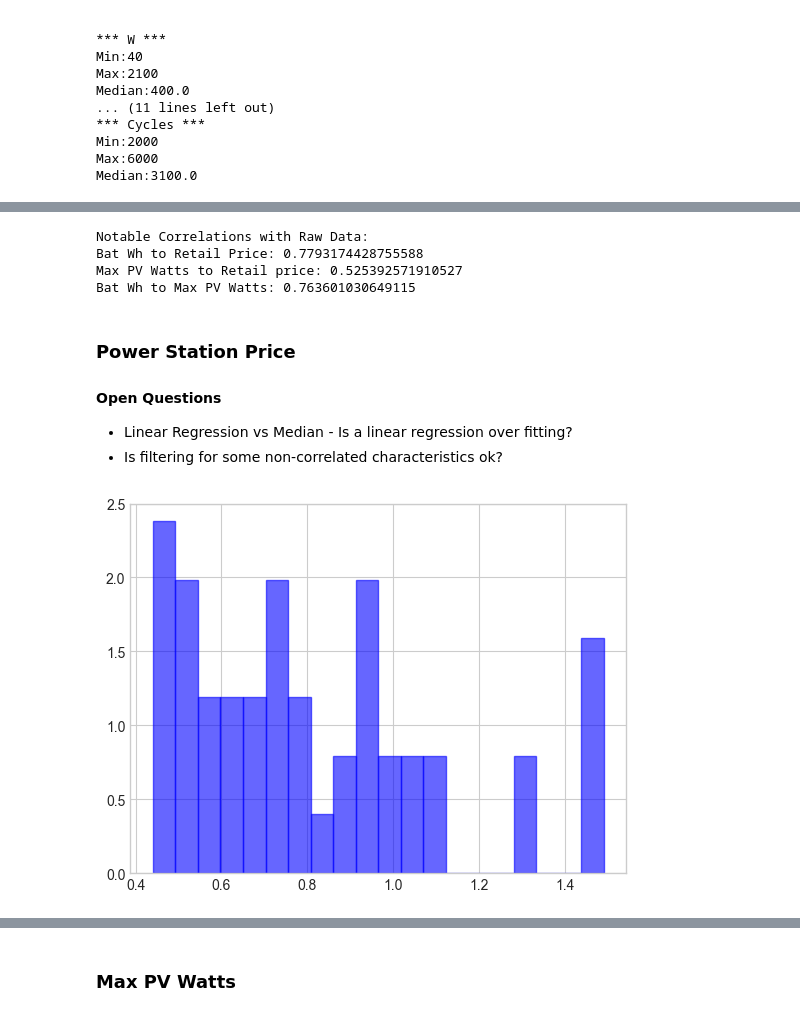
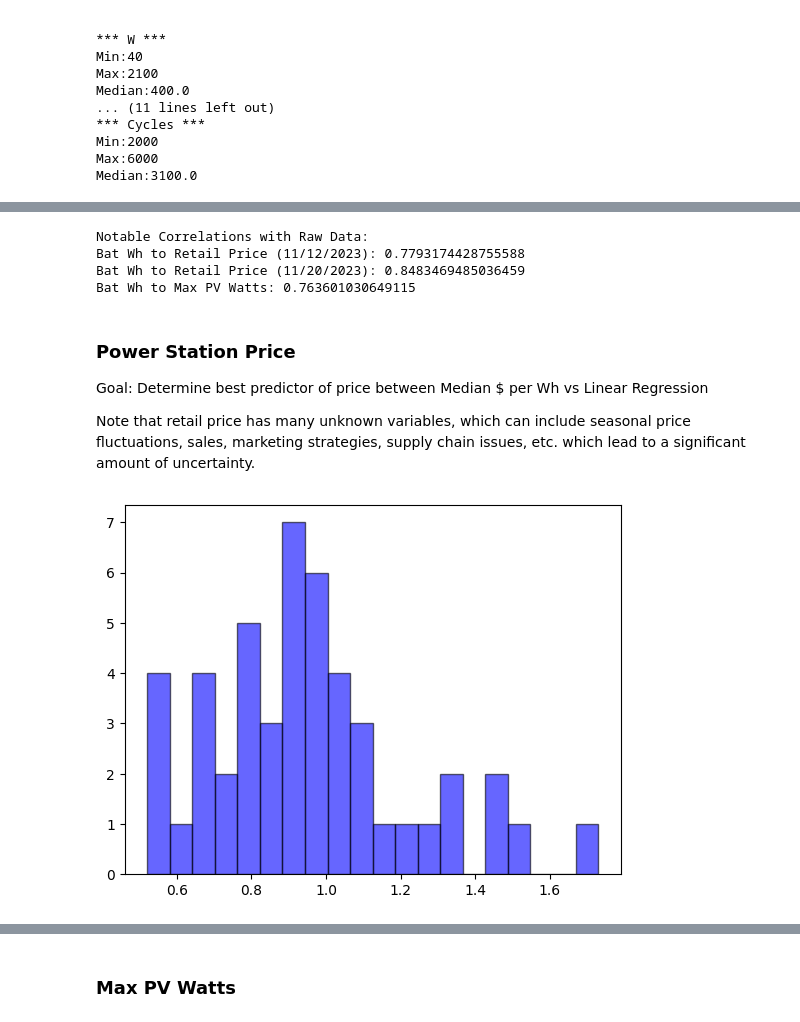
Before and after one commit to alexnathanson/communityDemandResponse-model, a Jupyter notebook: hardware-recommender/hardware-recommender.ipynb, the cells around one changed output, grey strips where cells are left out. Cells and saved outputs as stored; diff of their text form; code cells hidden in the pictures.

```diff
--- a/hardware-recommender/hardware-recommender.ipynb
+++ b/hardware-recommender/hardware-recommender.ipynb
@@ -76,12 +77,16 @@ Similarly, max PV watts is not purely determined by battery Wh because of design
 For other characteristics median is best.
 # %%
 # read in hardware data to dataframe
-hardware_df = pd.read_csv('data/DER_Hardware_November_LiFePo4_batteriespowerstations_updated_NOV19.csv')
+#hardware_df = pd.read_csv('data/DER_Hardware_November_LiFePo4_batteriespowerstations_updated_NOV19.csv')
+
+hardware_df = pd.read_csv('data/DER_Hardware_November_LiFePo4_batteriespowerstations_updated_NOV20.csv')
 
 #clean data - these columns aren't used in this analysis
 hardware_df = hardware_df.drop(columns=['Link','Battery Type','App Control','Bypass Mode','Min PV Voltage',
                                       'Inverter Efficiency','Inverter Watts', 'Warranty Years','Lifespan'])
 
+priceDate = '(11/20/2023)'
+
 print(hardware_df.shape)
 hardware_df.head()
 # %% [output]
@@ -182,28 +177,25 @@ hardware_df.corr()
 #which variables have the strongest correlation to price?
 
 print('Notable Correlations with Raw Data:')
-print("Bat Wh to Retail Price: " + str(hardware_df['Battery Wh'].corr(hardware_df['Retail Price (11/12/2023)'])))
-
-print("Max PV Watts to Retail price: " + str(hardware_df['Max PV Watt'].corr(hardware_df['Retail Price (11/12/2023)'])))
-
+print("Bat Wh to Retail Price (11/12/2023): " + str(hardware_df['Battery Wh'].corr(hardware_df['Retail Price (11/12/2023)'])))
+print("Bat Wh to Retail Price " + priceDate +": " + str(hardware_df['Battery Wh'].corr(hardware_df['Full Price (11/20/2023)'])))
 print("Bat Wh to Max PV Watts: " + str(hardware_df['Battery Wh'].corr(hardware_df['Max PV Watt'])))
 # %% [output]
 Notable Correlations with Raw Data:
-Bat Wh to Retail Price: 0.7793174428755588
-Max PV Watts to Retail price: 0.525392571910527
+Bat Wh to Retail Price (11/12/2023): 0.7793174428755588
+Bat Wh to Retail Price (11/20/2023): 0.8483469485036459
 Bat Wh to Max PV Watts: 0.763601030649115
 # %% [markdown]
 ### Power Station Price
 
-#### Open Questions
+Goal: Determine best predictor of price between Median $ per Wh vs Linear Regression
 
-* Linear Regression vs Median - Is a linear regression over fitting?
-* Is filtering for some non-correlated characteristics ok?
+Note that  retail price has many unknown variables, which can include seasonal price fluctuations, sales, marketing strategies, supply chain issues, etc. which lead to a significant amount of uncertainty.
 # %%
 #price per Wh is not normally distributed
-plt.hist(hardware_df['Price per Wh'], bins=20, density=True, alpha=0.6, color='b', edgecolor='b')
+plt.hist(hardware_df['Price per Wh ' + priceDate], bins=20, alpha=0.6, color='b', edgecolor='black')
 
 plt.show()
 # %% [output]
-[figure, old version]
+[figure, new version]
 # %%
```
Also changed, not shown: parts of 41 cells of this notebook, 3 other files.
